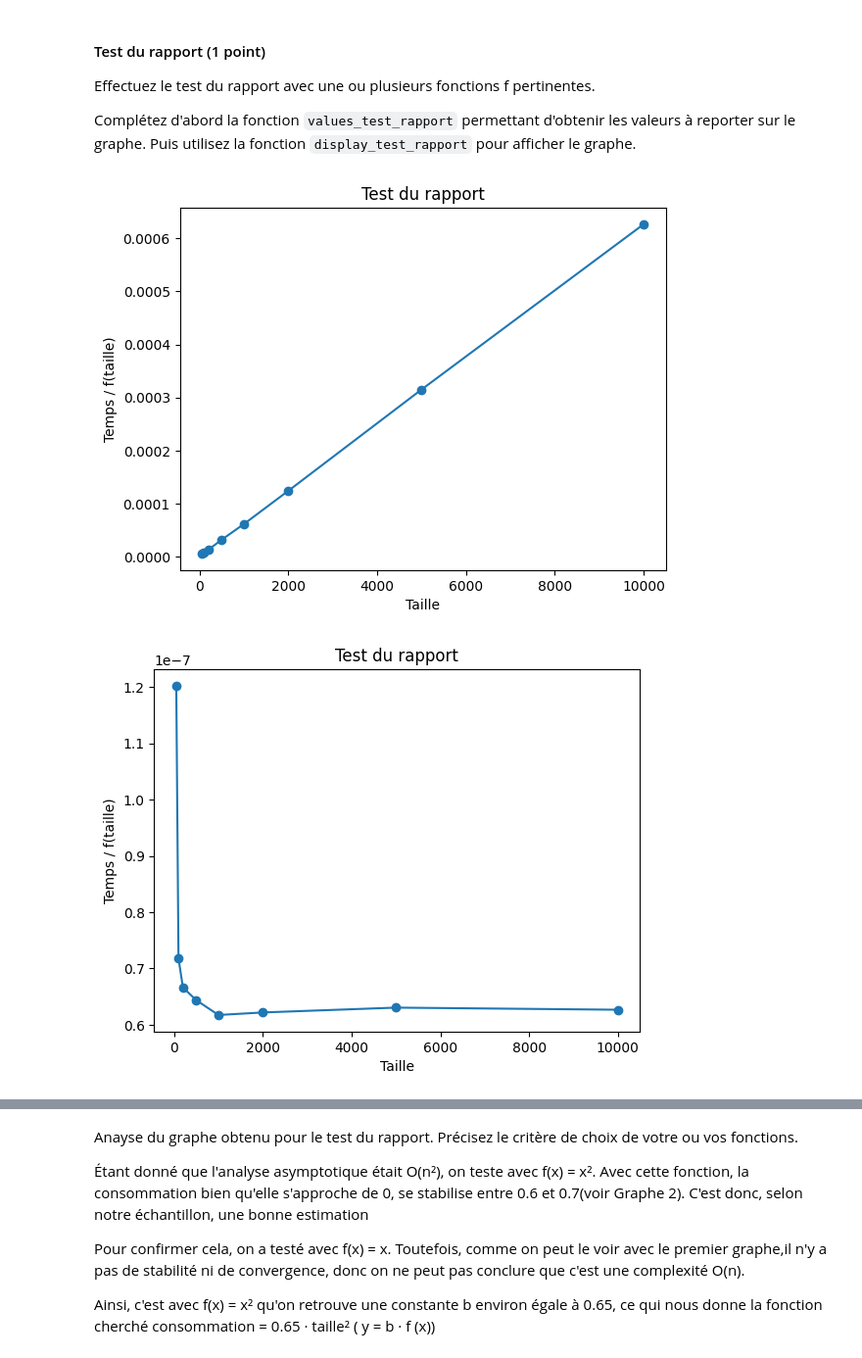
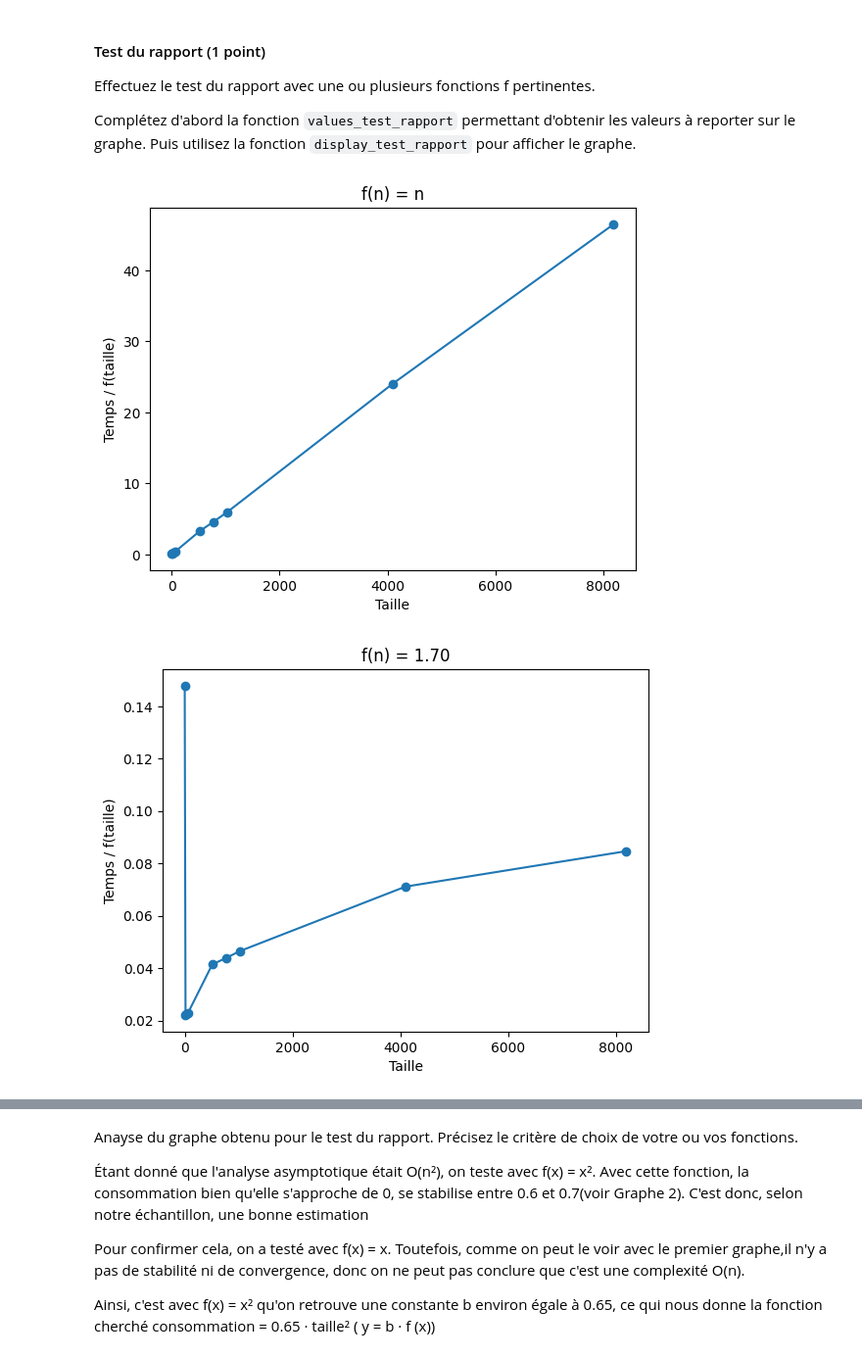
Before and after one commit to Delan18/TPINF8775, a Jupyter notebook: TP1_A25.ipynb, the cells around one changed output, grey strips where cells are left out. Shown at 98% size. Cells and saved outputs as stored; diff of their text form; code cells hidden in the pictures.

```diff
--- a/TP1_A25.ipynb
+++ b/TP1_A25.ipynb
@@ -133,7 +133,8 @@ def get_dataset(seed, sizes):
 # On teste le cas limite 0 (liste vide), lorsqu'il y a juste 1 bâtiment (aucun tri à faire),
 # au moin une liste aux nombre pair et impair" et une grande liste (100)
 # dataset = get_dataset(2218061, [0,1,10,100, 500, 1000, 5000, 10000, 20000, 50000])
-dataset = get_dataset(2218061, [50, 100, 200, 500, 1000, 2000, 5000, 10000])
+# dataset = get_dataset(2218061, [50, 100, 200, 500, 1000, 2000, 5000, 10000])
+dataset = get_dataset(2218061, [1,16,32,64,512,768,1024,4096,8192])
 # %% [markdown]
 # Implantations et expérimentations
 # %% [markdown]
@@ -398,23 +400,28 @@ Effectuez le test du rapport avec une ou plusieurs fonctions f pertinentes.
 
 Complétez d'abord la fonction `values_test_rapport` permettant d'obtenir les valeurs à reporter sur le graphe. Puis utilisez la fonction `display_test_rapport` pour afficher le graphe.
 # %%
-def values_test_rapport(measures, puissance):
+def values_test_rapport(measures,f):
     return {
         # TODO: calculez les valeurs pour le test du rapport
-        size: measure / f(size, puissance)
+        size: measure / f(size)*100000
         for size, measure in measures.items()
-        if f(size, puissance) != 0
+        if f(size) != 0 and size>=1
     }
 
 # TODO: definissez f judicieusement
-def f(x,puissance):
-    return  pow(x, puissance)
+def f(x):
+    return  x
+def f1(x):
+    return  pow(x, 1.70)
+def f2(x):
+    return  pow(x, 2)
 
 #test avec f(x) = x
-display_test_rapport(values_test_rapport(measures_bruteforce, puissance=1))
+display_test_rapport(values_test_rapport(measures_bruteforce, f),"f(n) = n")
 
 #test avec f(x) = x^2
-display_test_rapport(values_test_rapport(measures_bruteforce, puissance=2))
+display_test_rapport(values_test_rapport(measures_bruteforce, f1),"f(n) = 1.70")
+display_test_rapport(values_test_rapport(measures_bruteforce, f2),"f(n) = n²")
 # %% [output]
-[figure, old version]
+[figure, new version]
-[figure, old version]
+[figure, new version]
```
Also changed, not shown: parts of 25 cells of this notebook.
